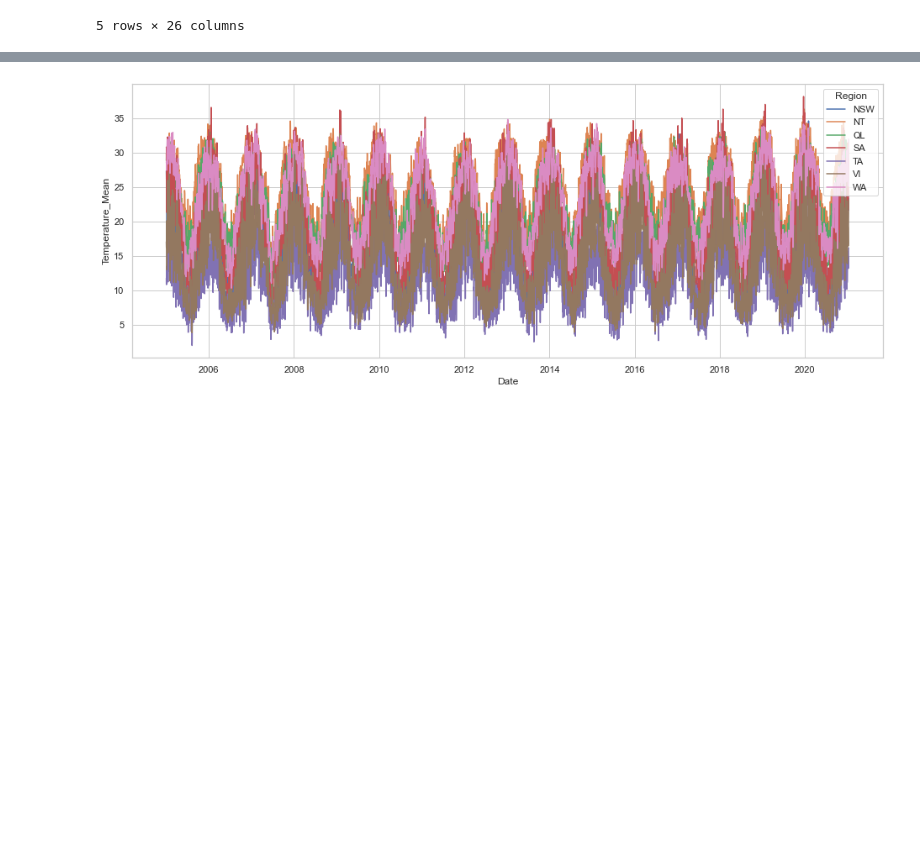
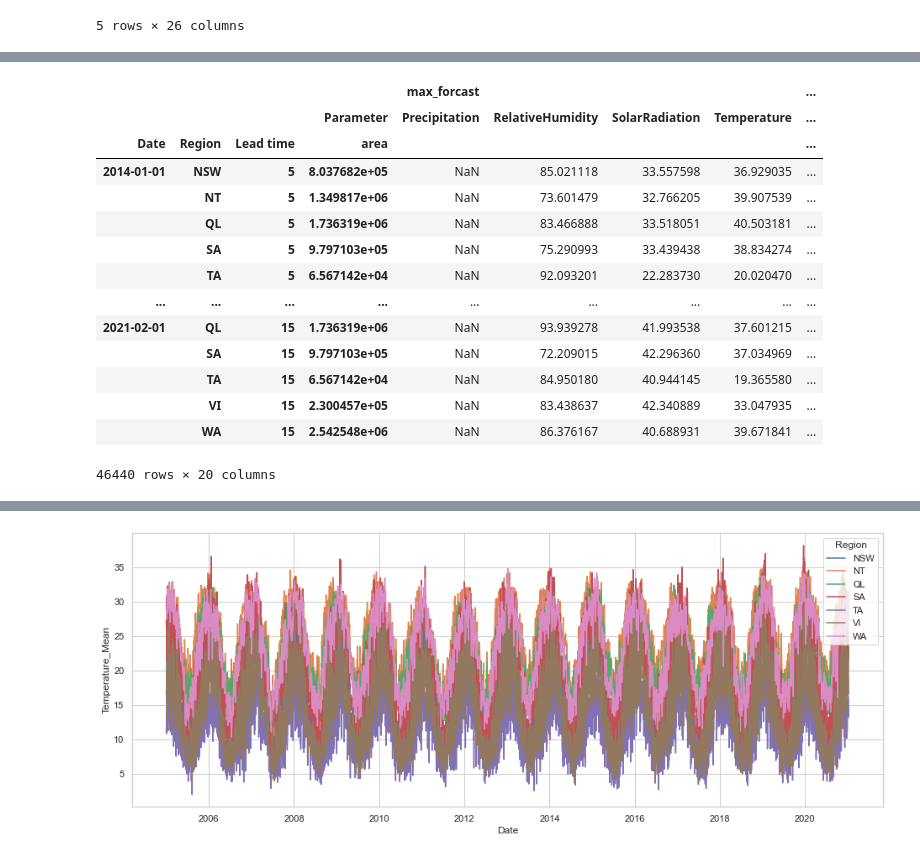
Before and after one commit to sarmitamajumdar/Spot_Challenge_Wildfires, a Jupyter notebook: Spot_Challange_Wildfires.ipynb, the cells around one changed output, grey strips where cells are left out. Drawn from its saved outputs; the diff is of its cells as text; code cells hidden in the pictures; blank space fills up the shorter version.

```diff
--- a/Spot_Challange_Wildfires.ipynb
+++ b/Spot_Challange_Wildfires.ipynb
@@ -369,0 +764,3 @@ weather_df.head()
+# %%
+weather_forcasts_df = pd.read_csv("HistoricalWeatherForecasts.csv")
+print("Reading file: '{}'".format(weather_forcasts_df))
@@ -369,0 +816,4 @@ weather_df.head()
+# %%
+#Rename the columns
+weather_forcasts_df.columns = ['Date', 'Region', 'Parameter', 'Lead time', 'area', 'min_forcast', 'max_forcast', 'mean_forcast', 'second_moment_forcast']
+weather_forcasts_df.head()
@@ -369,0 +873,6 @@ weather_df.head()
+# %%
+#Dropping records where Lead time = 15 for Precipitation forecasts on Date 2017-10-06
+
+weather_forcasts_df.drop(weather_forcasts_df.index[(weather_forcasts_df['Date'] == '2017-10-06') &
+                                    (weather_forcasts_df['Lead time'] == 15) &
+                                    ((weather_forcasts_df['Parameter'] == 'Precipitation'))], inplace=True)
@@ -369,0 +895,23 @@ weather_df.head()
+# %%
+###Now Re-arranging Data such that the Parameter
+###Values become columns which contains : 'min', 'max', 'mean' and 'second_moment_forecast'
+###while keeping distinct values for 'Date', 'Region', 'Lead time' and 'area'
+
+df_pivot = weather_forcasts_df.pivot_table(values=['min_forcast', 'max_forcast', 'mean_forcast', 'second_moment_forcast'], index=['Date', 'Region', 'Lead time', 'area'], columns=['Parameter'])
+df_pivot
+# %% [output]
+|  |  |  |  | max_forcast |  |  |  | ... |
+|  |  |  | Parameter | Precipitation | RelativeHumidity | SolarRadiation | Temperature | ... |
+| Date | Region | Lead time | area |  |  |  |  | ... |
+| 2014-01-01 | NSW | 5 | 8.037682e+05 | NaN | 85.021118 | 33.557598 | 36.929035 | ... |
+|  | NT | 5 | 1.349817e+06 | NaN | 73.601479 | 32.766205 | 39.907539 | ... |
+|  | QL | 5 | 1.736319e+06 | NaN | 83.466888 | 33.518051 | 40.503181 | ... |
+|  | SA | 5 | 9.797103e+05 | NaN | 75.290993 | 33.439438 | 38.834274 | ... |
+|  | TA | 5 | 6.567142e+04 | NaN | 92.093201 | 22.283730 | 20.020470 | ... |
+| ... | ... | ... | ... | ... | ... | ... | ... | ... |
+| 2021-02-01 | QL | 15 | 1.736319e+06 | NaN | 93.939278 | 41.993538 | 37.601215 | ... |
+|  | SA | 15 | 9.797103e+05 | NaN | 72.209015 | 42.296360 | 37.034969 | ... |
+|  | TA | 15 | 6.567142e+04 | NaN | 84.950180 | 40.944145 | 19.365580 | ... |
+|  | VI | 15 | 2.300457e+05 | NaN | 83.438637 | 42.340889 | 33.047935 | ... |
+|  | WA | 15 | 2.542548e+06 | NaN | 86.376167 | 40.688931 | 39.671841 | ... |
+46440 rows × 20 columns
```
Also changed, not shown: parts of 95 cells of this notebook, 1 other file.
